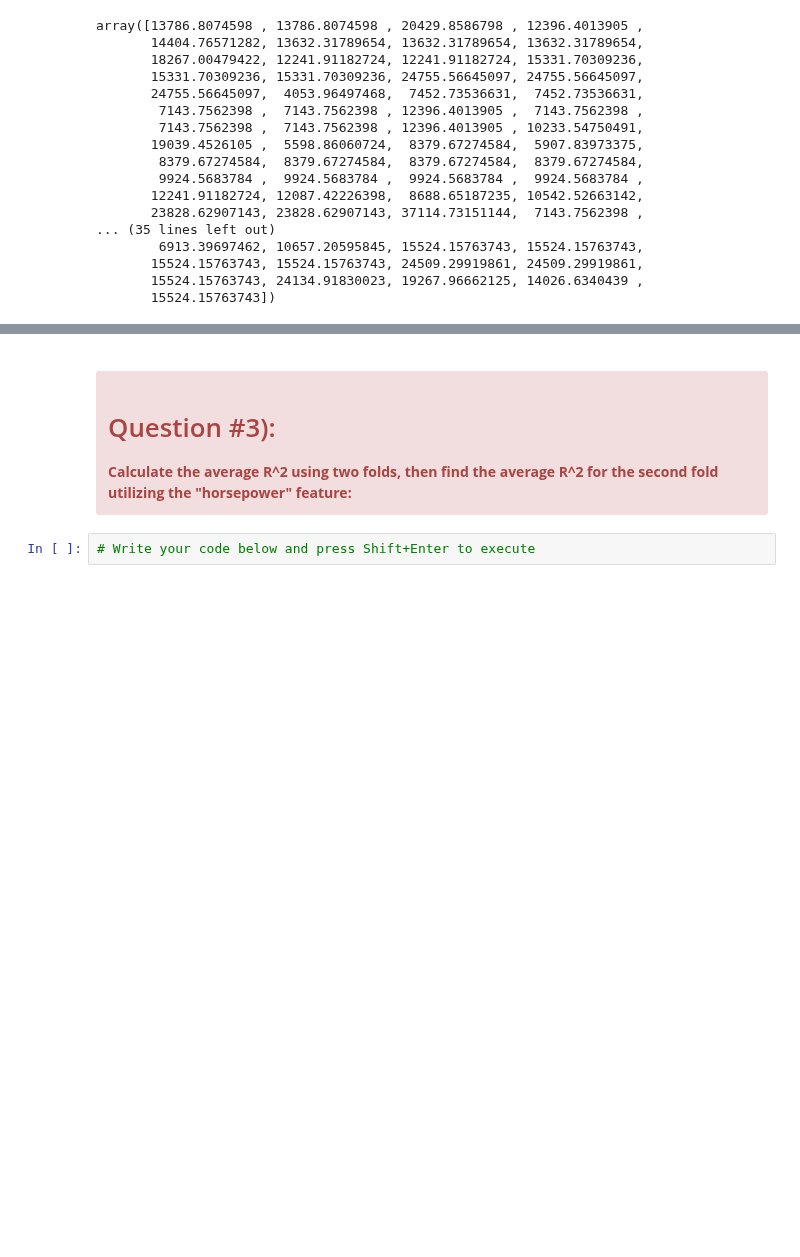
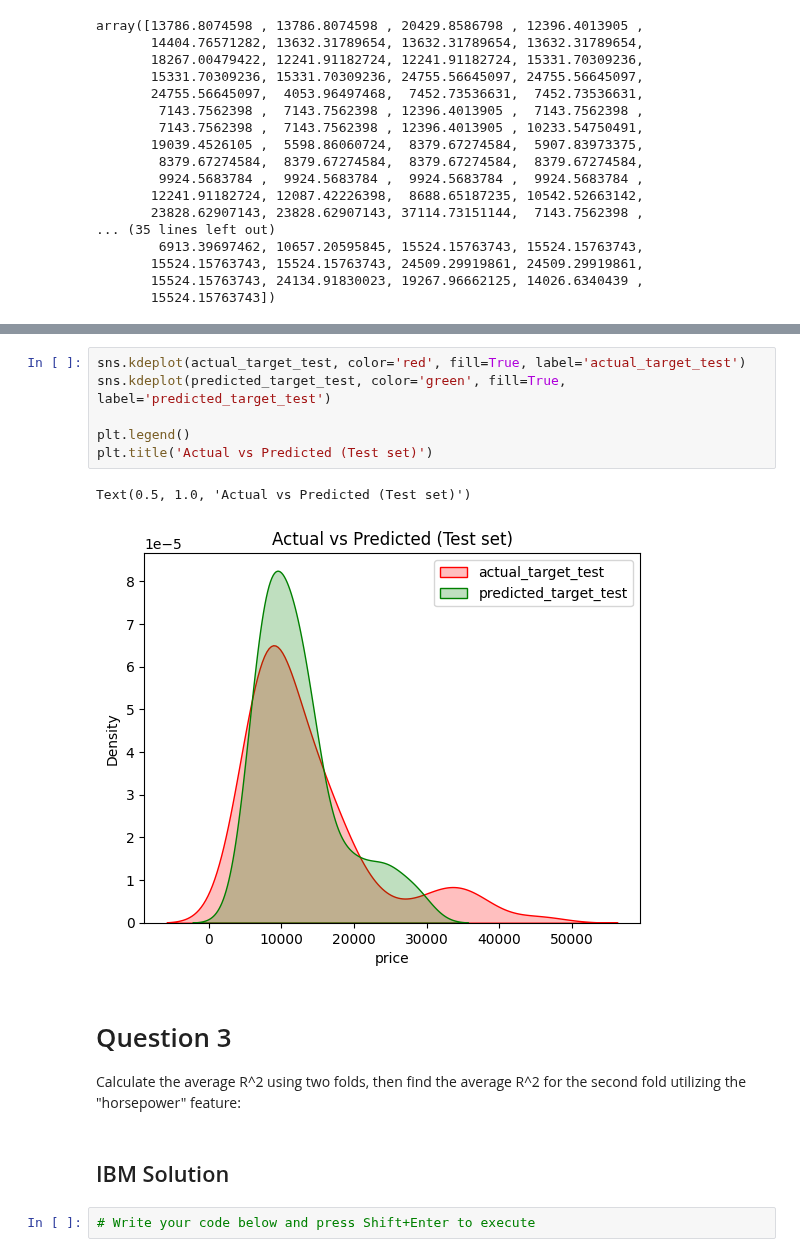
Before and after one commit to fateme-alk/learning, a Jupyter notebook: regression/Model_Evaluation_and_Refinement_cars.ipynb, the cells around one changed output, grey strips where cells are left out. Saved outputs shown, nothing was run; the diff lists cells and outputs as text; blank space fills up the shorter version.

```diff
--- a/regression/Model_Evaluation_and_Refinement_cars.ipynb
+++ b/regression/Model_Evaluation_and_Refinement_cars.ipynb
@@ -363,10 +349,19 @@ array([13786.8074598 , 13786.8074598 , 20429.8586798 , 12396.4013905 ,
+# %%
+sns.kdeplot(actual_target_test, color='red', fill=True, label='actual_target_test')
+sns.kdeplot(predicted_target_test, color='green', fill=True, label='predicted_target_test')
+
+plt.legend()
+plt.title('Actual vs Predicted (Test set)')
+# %% [output]
+Text(0.5, 1.0, 'Actual vs Predicted (Test set)')
+[figure, added]
 # %% [markdown]
-<div class="alert alert-danger alertdanger" style="margin-top: 20px">
-<h1> Question  #3): </h1>
-<b>
+
+# Question 3
+
 Calculate the average R^2 using two folds, then find the average R^2 for the second fold utilizing the "horsepower" feature:
-</b>
-</div>
+# %% [markdown]
+## IBM Solution
 # %%
 # Write your code below and press Shift+Enter to execute
 # %% [markdown]
```
Also changed, not shown: parts of 14 cells of this notebook.
